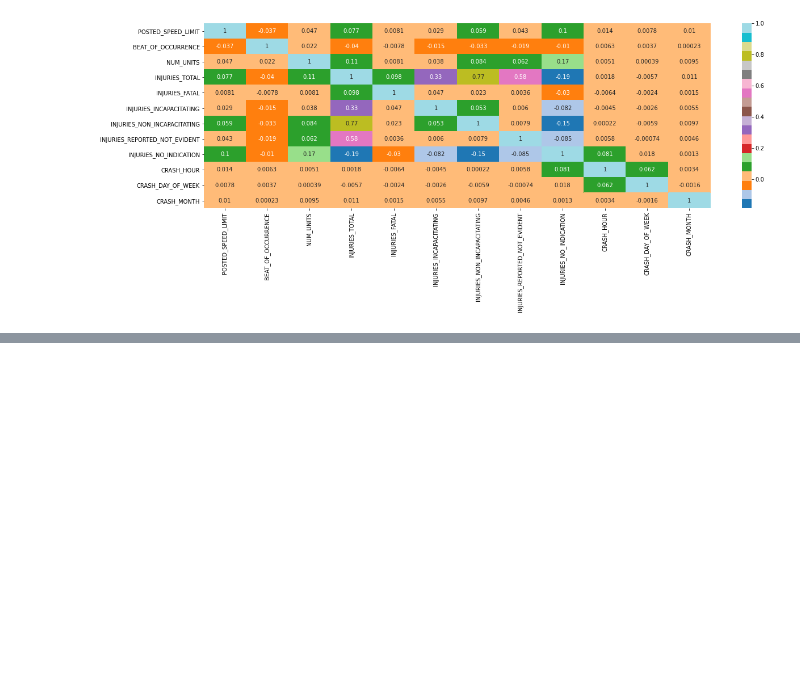
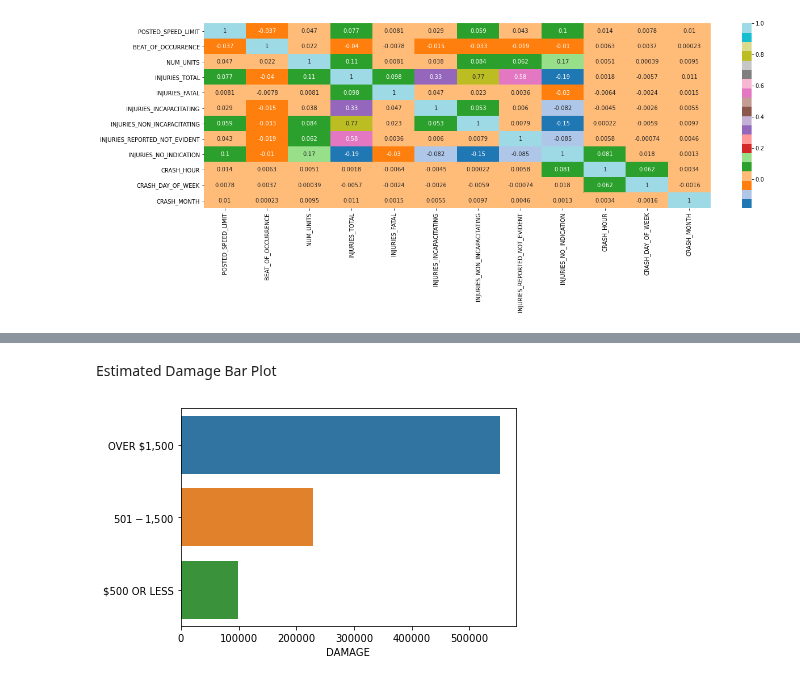
Before and after one commit to Cynthia-Njambi/City-of-Chicago-Traffic-Crashes-Project, a Jupyter notebook: groups/pamela.ipynb, the cells around one changed output, grey strips where cells are left out. Drawn from its saved outputs; the diff is of its cells as text; code cells hidden in the pictures; blank space fills up the shorter version.

```diff
--- a/groups/pamela.ipynb
+++ b/groups/pamela.ipynb
@@ -282,0 +297,9 @@ sns.heatmap(relevant_crashes_cleaned.corr(), cmap="tab20", annot=True)
+# %% [markdown]
+Estimated Damage Bar Plot
+# %%
+# crash type by each crash
+sns.barplot(y=relevant_crashes_cleaned['DAMAGE'].value_counts().index,
+            x=relevant_crashes_cleaned['DAMAGE'].value_counts()
+           );
+# %% [output]
+[figure, added]
```
Also changed, not shown: parts of 15 cells of this notebook.
